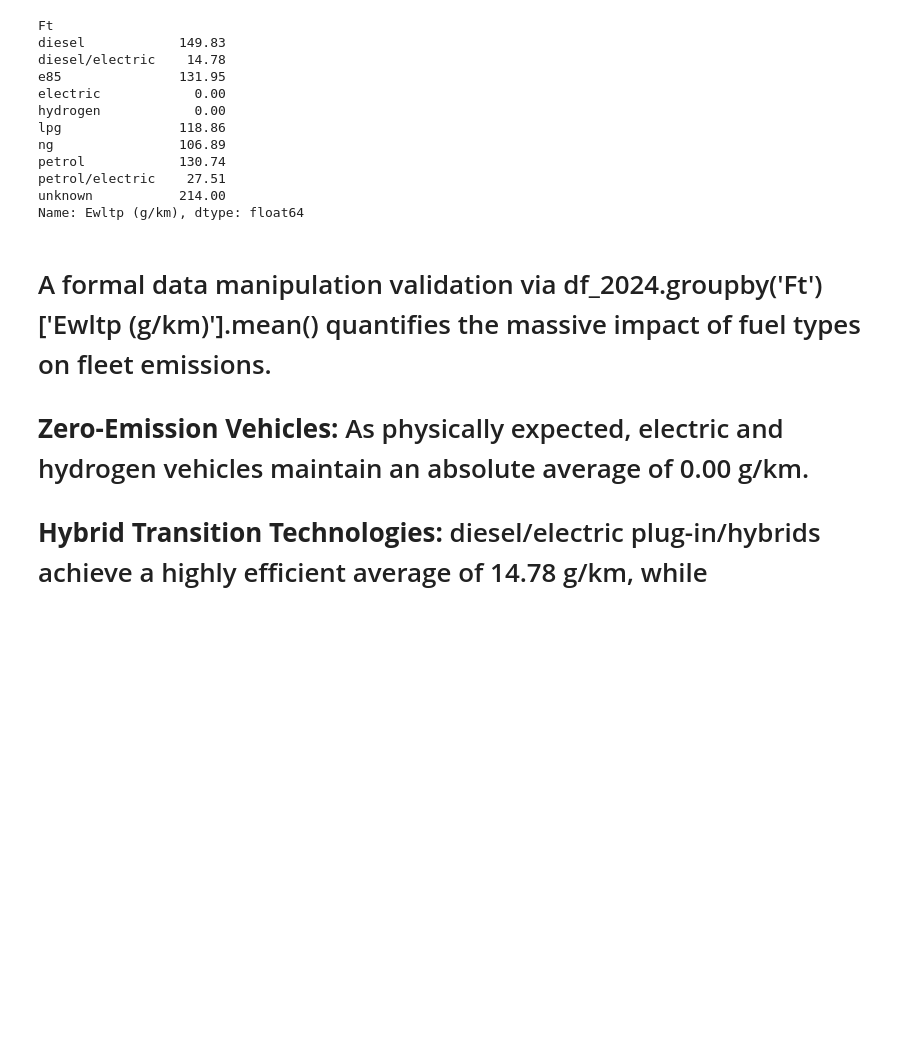
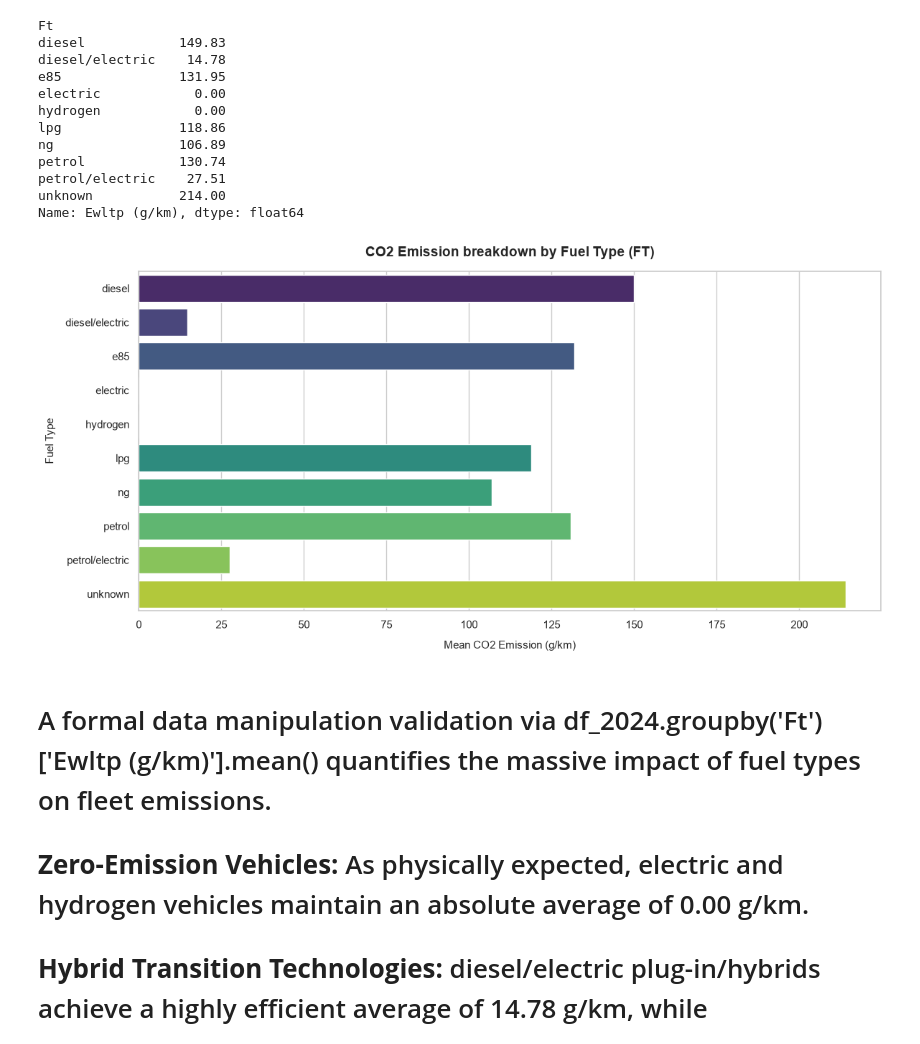
Before and after one commit to serhatgemici/project_data_exploration, a Jupyter notebook: data_exploration_EU_data.ipynb, the cells around one changed output. Drawn from its saved outputs; the diff is of its cells as text; code cells hidden in the pictures; blank space fills up the shorter version.

Commit message:
CO2 emission breakdown by fuel type graph added

```diff
--- a/data_exploration_EU_data.ipynb
+++ b/data_exploration_EU_data.ipynb
@@ -1364,6 +1364,31 @@ petrol            130.74
 petrol/electric    27.51
 unknown           214.00
 Name: Ewltp (g/km), dtype: float64
+# %%
+# Set visual style and create a bar plot for categorical distribution
+sns.set_theme(style="whitegrid")
+plt.figure(figsize=(12, 6))
+
+# Use the value counts percentages we just discovered
+co2_distribution = df_2024.groupby('Ft')['Ewltp (g/km)'].mean()
+
+sns.barplot(
+    x=co2_distribution.values,
+    y=co2_distribution.index,
+    palette="viridis",
+    hue=co2_distribution.index,
+    legend=False
+)
+
+# Customize titles and labels for the audit report
+plt.title("CO2 Emission breakdown by Fuel Type (FT)", fontsize=14, fontweight="bold", pad=15)
+plt.xlabel("Mean CO2 Emission (g/km)", fontsize=11, labelpad=10)
+plt.ylabel("Fuel Type", fontsize=11, labelpad=10)
+
+plt.tight_layout()
+plt.show()
+# %% [output]
+[figure, added]
 # %% [markdown]
 # A formal data manipulation validation via df_2024.groupby('Ft')['Ewltp (g/km)'].mean() quantifies the massive impact of fuel types on fleet emissions.
 
```
